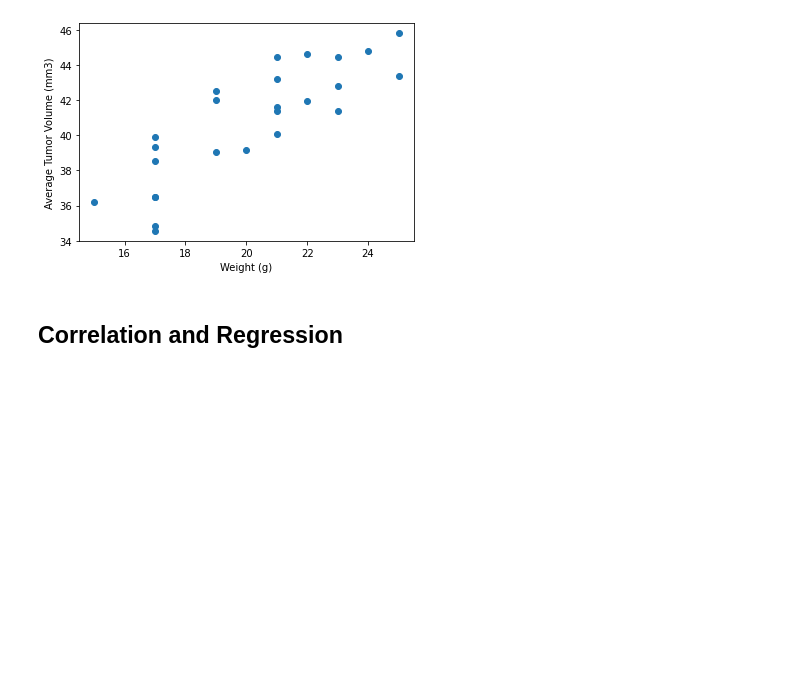
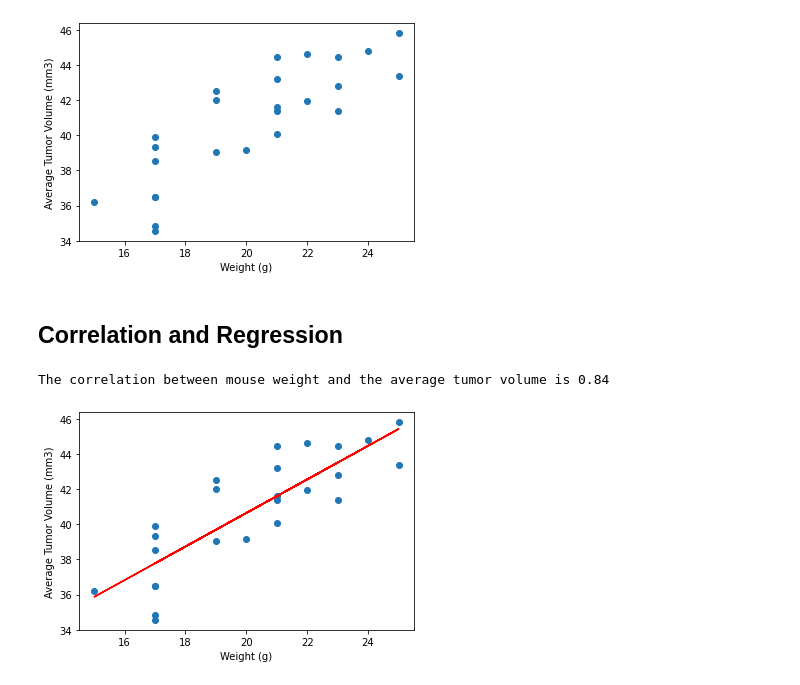
Before and after one commit to rhiana-schafer/matplotlib-challenge, a Jupyter notebook: Pymaceuticals/pymaceuticals_rs.ipynb, the cells around one changed output. Cells and saved outputs as stored; diff of their text form; code cells hidden in the pictures; blank space fills up the shorter version.

Commit message:
solved corr and regression

```diff
--- a/Pymaceuticals/pymaceuticals_rs.ipynb
+++ b/Pymaceuticals/pymaceuticals_rs.ipynb
@@ -233,7 +246,9 @@ plt.show()
 #  I would make the X-label say something like "Average Weight (g)"
 capo_df = clean_mouse_study_df[clean_mouse_study_df['Drug Regimen']=='Capomulin']
 capo_tumor_weight_df = capo_df[['Mouse ID', 'Tumor Volume (mm3)', 'Weight (g)']].groupby('Mouse ID').mean()
-plt.scatter(capo_tumor_weight_df['Weight (g)'], capo_tumor_weight_df['Tumor Volume (mm3)'])
+xvals = capo_tumor_weight_df['Weight (g)']
+yvals = capo_tumor_weight_df['Tumor Volume (mm3)']
+plt.scatter(xvals, yvals)
 plt.xlabel('Weight (g)')
 plt.ylabel('Average Tumor Volume (mm3)')
 plt.show()
@@ -246,0 +259,18 @@ plt.show()
+# %%
+# Calculate the correlation coefficient for mouse weight and average tumor volume for the Capomulin regimen
+capo_tumor_weight_df
+correlation = st.pearsonr(xvals, yvals)
+r = round(correlation[0], 2)
+print(f"The correlation between mouse weight and the average tumor volume is {r}")
+#linear regression model
+
+(m, b, rvalue, pvalue, stderr) = st.linregress(xvals, yvals)
+regress_values = xvals*m + b
+plt.scatter(xvals,yvals)
+plt.xlabel('Weight (g)')
+plt.ylabel('Average Tumor Volume (mm3)')
+plt.plot(xvals,regress_values, 'r-')
+plt.show()
+# %% [output]
+The correlation between mouse weight and the average tumor volume is 0.84
+[figure, added]
```
Also changed, not shown: parts of 2 cells of this notebook.
